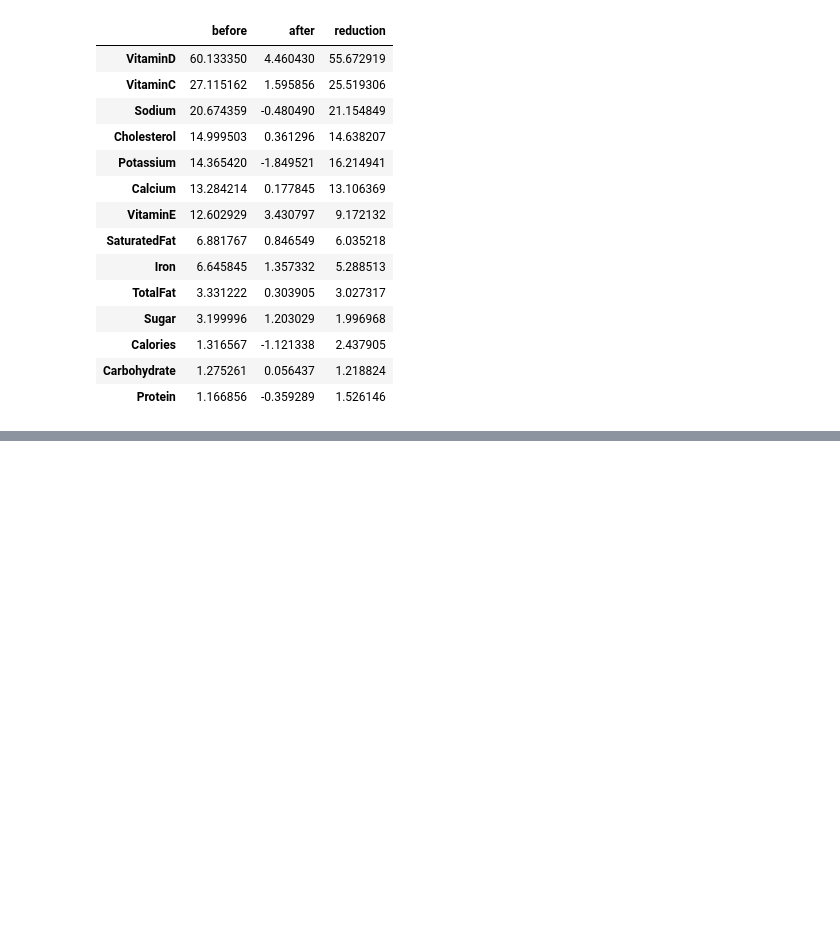
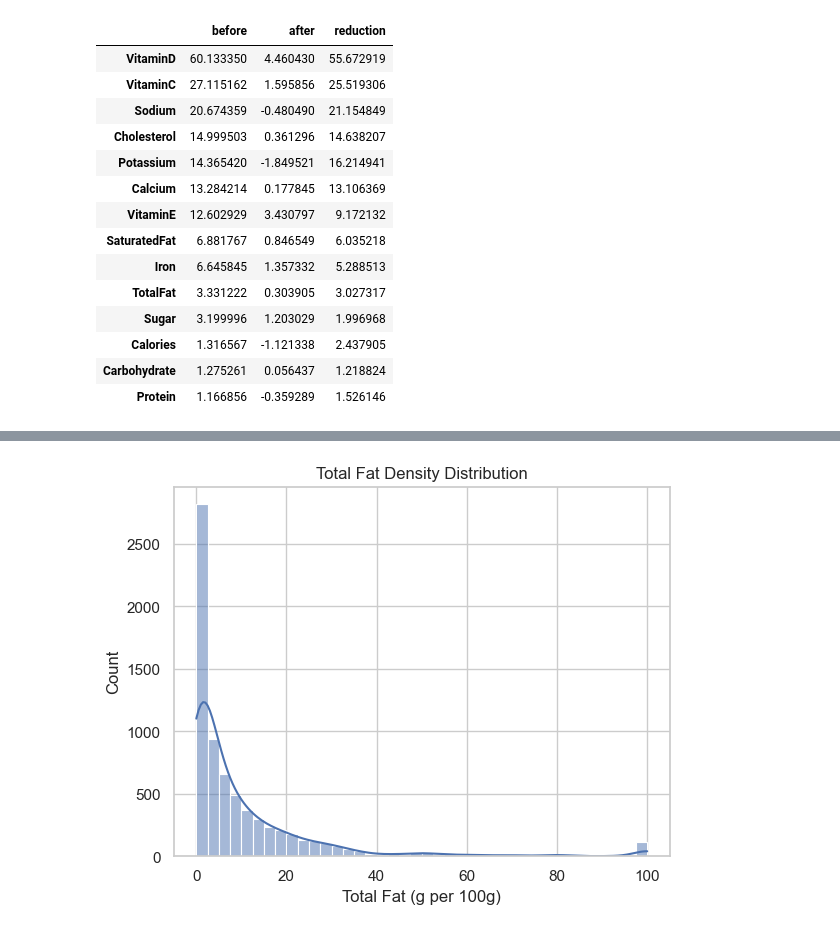
Before and after one commit to lasombra7/macro-density-analysis, a Jupyter notebook: notebooks/macro-density-analysis.ipynb, the cells around one changed output, grey strips where cells are left out. Cells and saved outputs as stored; diff of their text form; code cells hidden in the pictures; blank space fills up the shorter version.

```diff
--- a/notebooks/macro-density-analysis.ipynb
+++ b/notebooks/macro-density-analysis.ipynb
@@ -287,0 +425,9 @@ This confirms that log1p transformation stabilizes the nutritional feature space
+# %%
+# Visualization fat density
+sns.histplot(df_filled["TotalFat"], bins=40, kde=True)
+plt.title("Total Fat Density Distribution")
+plt.xlabel("Total Fat (g per 100g)")
+plt.ylabel("Count")
+plt.show()
+# %% [output]
+[figure, added]
```
Also changed, not shown: parts of 18 cells of this notebook.
